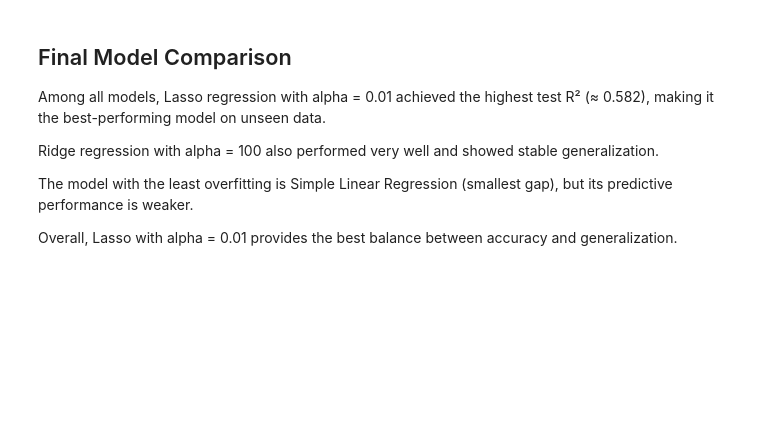
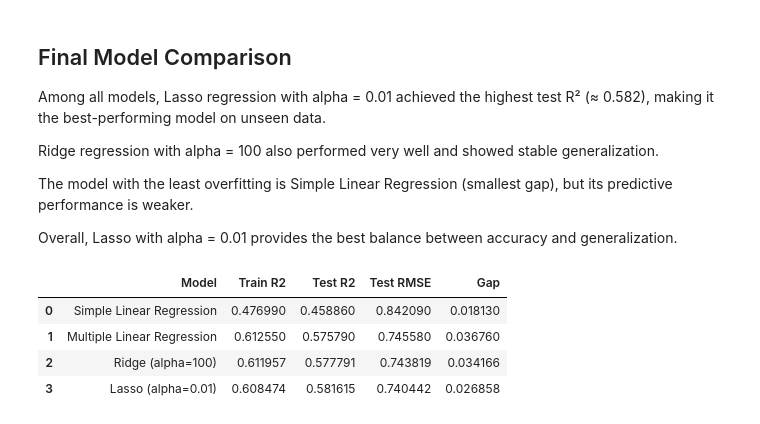
Before and after one commit to aneiys7/ML_Project1, a Jupyter notebook: house.ipynb, the cells around one changed output. Saved outputs shown, nothing was run; the diff lists cells and outputs as text; code cells hidden in the pictures; blank space fills up the shorter version.

```diff
--- a/house.ipynb
+++ b/house.ipynb
@@ -612,3 +612,13 @@ Ridge regression with alpha = 100 also performed very well and showed stable gen
 The model with the least overfitting is Simple Linear Regression (smallest gap), but its predictive performance is weaker.
 
 Overall, Lasso with alpha = 0.01 provides the best balance between accuracy and generalization.
+# %%
+summary_table["Gap"] = summary_table["Train R2"] - summary_table["Test R2"]
+
+summary_table
+# %% [output]
+|  | Model | Train R2 | Test R2 | Test RMSE | Gap |
+| 0 | Simple Linear Regression | 0.476990 | 0.458860 | 0.842090 | 0.018130 |
+| 1 | Multiple Linear Regression | 0.612550 | 0.575790 | 0.745580 | 0.036760 |
+| 2 | Ridge (alpha=100) | 0.611957 | 0.577791 | 0.743819 | 0.034166 |
+| 3 | Lasso (alpha=0.01) | 0.608474 | 0.581615 | 0.740442 | 0.026858 |
```
Also changed, not shown: parts of 1 cell of this notebook.
